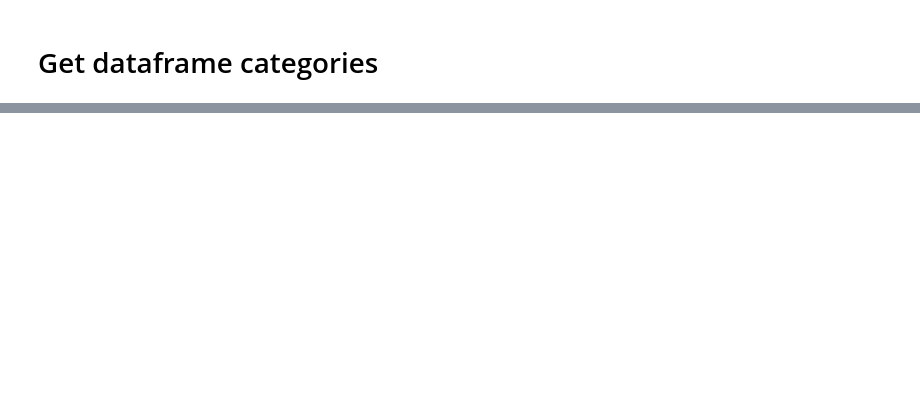
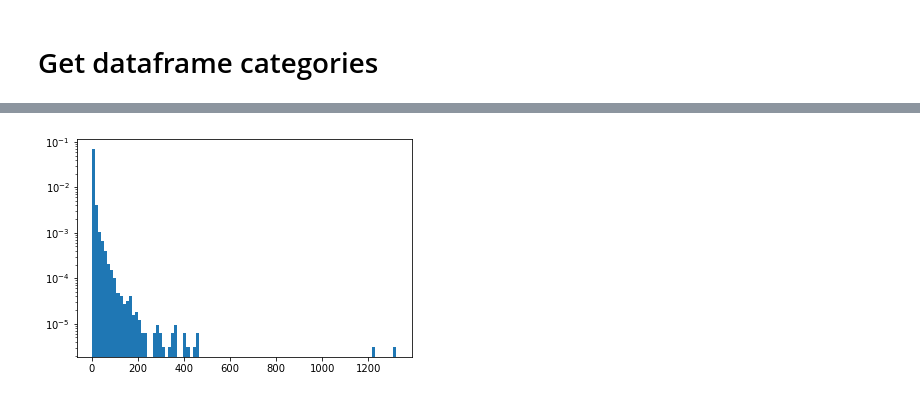
Before and after one commit to epfl-ada/ada-2020-project-milestone-p3-p3_kergagnant, a Jupyter notebook: P4_partA_Analysis_Paul.ipynb, the cells around one changed output, grey strips where cells are left out. Saved outputs shown, nothing was run; the diff lists cells and outputs as text; code cells hidden in the pictures; blank space fills up the shorter version.

```diff
--- a/P4_partA_Analysis_Paul.ipynb
+++ b/P4_partA_Analysis_Paul.ipynb
@@ -348,0 +335,8 @@ df_business
+# %%
+# reset of the review dataframe
+df_reviews = pd.read_csv('./data/df_reviews.csv')
+# %%
+# A dataframe of the checkins made by selected users on
+df_checkinsCategory = pd.merge(df_reviews, df_selectedUsers, left_on='user_id', right_on='user_id', how='right')
+df_checkinsCategory = pd.merge(df_checkinsCategory, df_business, left_on='business_id', right_on='business_id', how='inner')
+df_checkinsCategory = df_checkinsCategory.rename(columns={('latitude_home', ''): "latitude_home", ('longitude_home', ''): "longitude_home"})
@@ -348,0 +353,3 @@ df_business
+# %%
+treated = df_checkinsCategory[df_checkinsCategory['stars_y'] >=4].groupby('business_id').count()['review_id']
+control = df_checkinsCategory[df_checkinsCategory['stars_y'] <=2].groupby('business_id').count()['review_id']
@@ -348,0 +363,5 @@ df_business
+# %%
+treatedData, binsTreated, _ = plt.hist(treated, density= True, log=True, bins=100)
+binsTreatedCentered = (binsTreated[:-1] + binsTreated[1:])/2
+# %% [output]
+[figure, added]
```
Also changed, not shown: parts of 53 cells of this notebook.
